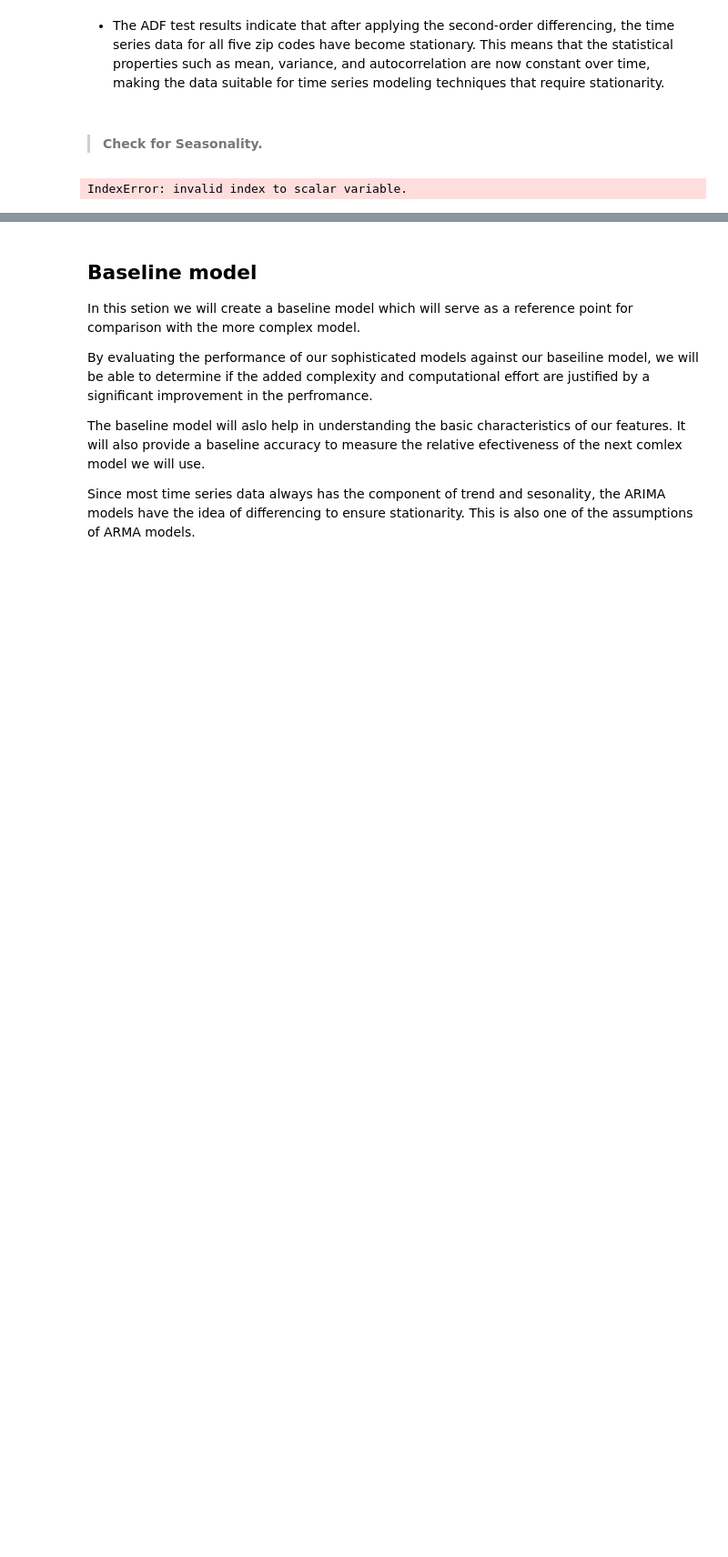
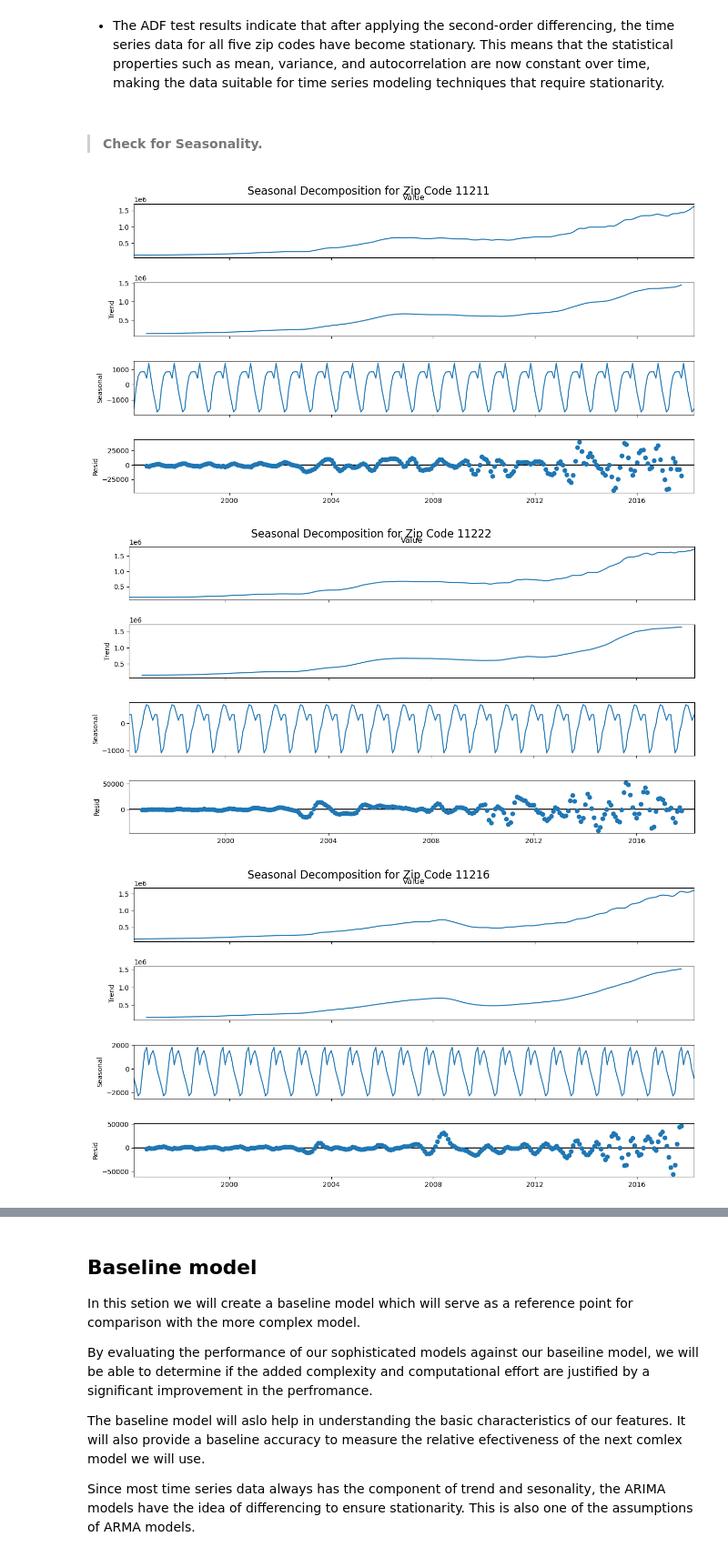
Before and after one commit to PaulMuniu/Phase-4-Group-Project, a Jupyter notebook: Student.ipynb, the cells around one changed output, grey strips where cells are left out. Shown at 91% size. Drawn from its saved outputs; the diff is of its cells as text; code cells hidden in the pictures; blank space fills up the shorter version.

```diff
--- a/Student.ipynb
+++ b/Student.ipynb
@@ -832,6 +850,7 @@ plt.show();
 [figure]
 # %%
 for index, df in enumerate(df_ts):
+    df_diff = df['Value'].diff().diff().dropna()
     result_df = adfuller(df_diff)
     print(f'ADF Test for Zip code {df["ZipCode"].iloc[0]}')
     print(f'ADF Statistic: {result_df[0]}')
@@ -867,18 +886,19 @@ Reject the null hypothesis. (p-value is less than 0.05) hence Data is stationary
 # %% [markdown]
 >#### Check for Seasonality.
 # %%
-# Function to decompose and plot the time series
+# Seasonal decomposition for each zip code
 def plot_seasonal_decompose(df, title):
     decomposition = seasonal_decompose(df['Value'], model='additive', period=12)
     fig = decomposition.plot()
-    fig.set_size_inches(14, 7)
     fig.suptitle(title, fontsize=16)
     plt.tight_layout()
-    plt.show()
+    plt.show();
 
 # Plotting seasonal decomposition for each zip code
-for df in result_df:
+for df in df_ts:
     zip_code = df['ZipCode'].iloc[0]
     plot_seasonal_decompose(df, f'Seasonal Decomposition for Zip Code {zip_code}')
 # %% [output]
-IndexError: invalid index to scalar variable.
+[figure, added]
+[figure, added]
+[figure, added]
```
Also changed, not shown: parts of 6 cells of this notebook.
